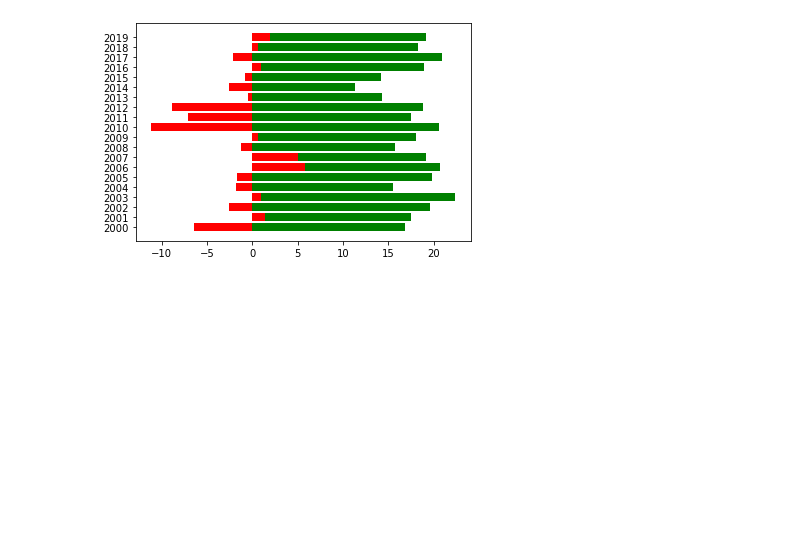
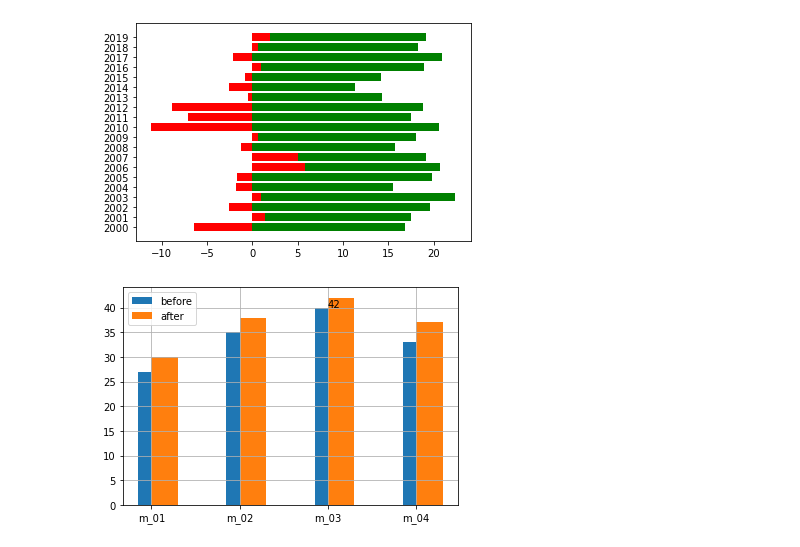
Before and after one commit to eunyeong1328/Study-Alone, a Jupyter notebook: python/BigData/NumpyPlot.ipynb, the cells around one changed output. Cells and saved outputs as stored; diff of their text form; code cells hidden in the pictures; blank space fills up the shorter version.

```diff
--- a/python/BigData/NumpyPlot.ipynb
+++ b/python/BigData/NumpyPlot.ipynb
@@ -1033,3 +1032,21 @@ plt.barh(y1,x1,color="red")
 plt.show()
 # %% [output]
 [figure]
+# %%
+#20220523 12주차
+#다음 표는 한양체육관 회원들의 운동 시작 전과 운동 한달 후의 턱걸이 횟수로 자료를 보고 막대 그래프를 그리시오
+import matplotlib.pyplot as plt
+%matplotlib inline
+
+m_id =  ["m_01","m_02","m_03","m_04"]
+before = [27,35,40,33]
+after = [30,38,42,37]
+
+plt.bar(m_id,before, width = 0.3, label="before")
+plt.bar(m_id,after,align = 'edge',width = 0.3, label="after")
+plt.grid(True) #데이터의 위치를 더 명확히 나타내기 위해 격자를 표시할 수 있다.
+plt.text(2,40,"42") #index 2번째 x좌표, 40위치의 y좌표, 데이터 텍스트
+plt.legend()
+plt.show()
+# %% [output]
+[figure, added]
```
Also changed, not shown: parts of 8 cells of this notebook.
